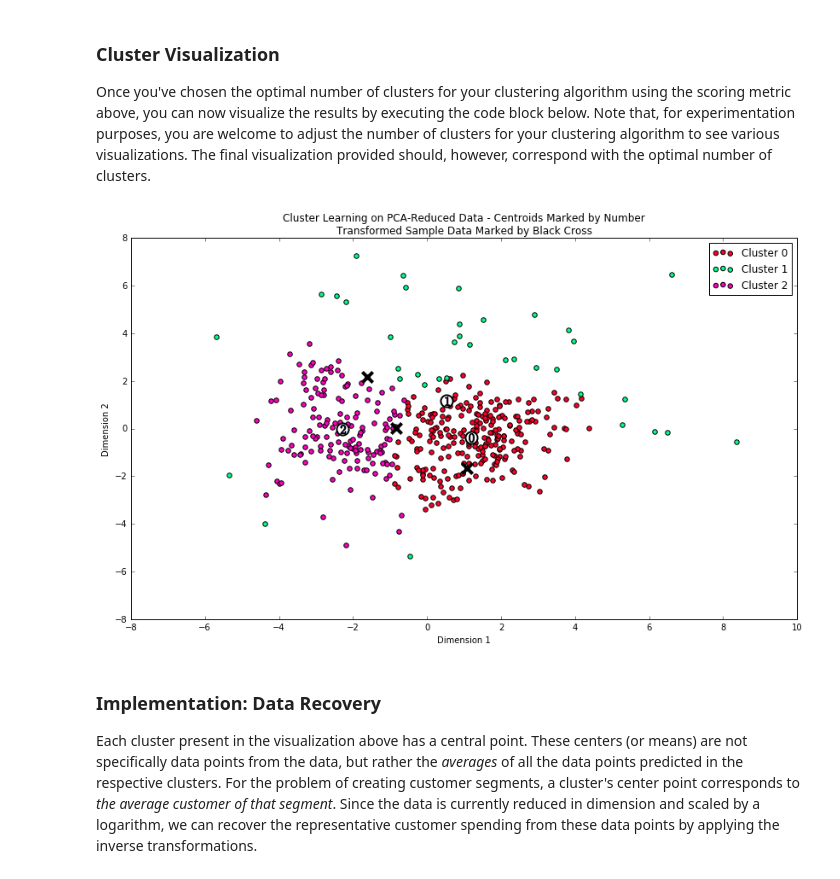
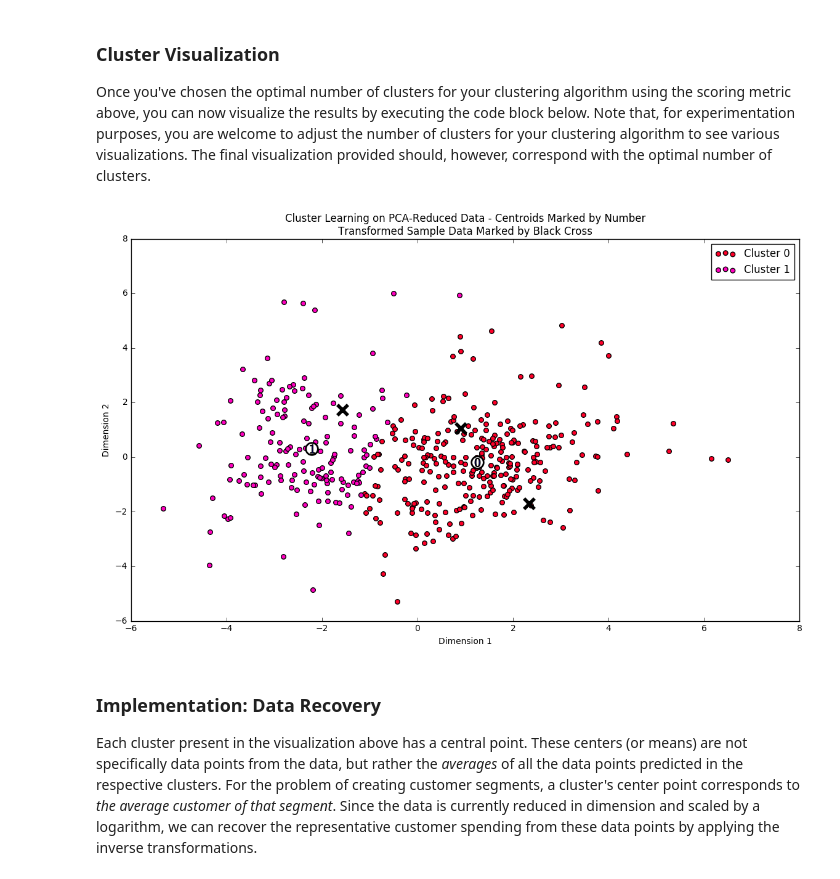
Before and after one commit to hello2all/machine-learning, a Jupyter notebook: projects/creating_customer_segments/customer_segments.ipynb, the cells around one changed output. Cells and saved outputs as stored; diff of their text form; code cells hidden in the pictures.

```diff
--- a/projects/creating_customer_segments/customer_segments.ipynb
+++ b/projects/creating_customer_segments/customer_segments.ipynb
@@ -368,19 +416,35 @@ In the code block below, you will need to implement the following:
 # %%
 # TODO: Apply your clustering algorithm of choice to the reduced data
 from sklearn.mixture import GaussianMixture
-clusterer = GaussianMixture(n_components=3).fit(reduced_data)
-
-# TODO: Predict the cluster for each data point
-preds = clusterer.predict(reduced_data)
-
-# TODO: Find the cluster centers
-centers = clusterer.means_
-
-# TODO: Predict the cluster for each transformed sample data point
-sample_preds = clusterer.predict(pca_samples)
-
 # TODO: Calculate the mean silhouette coefficient for the number of clusters chosen
 from sklearn.metrics import silhouette_score
-score = silhouette_score(reduced_data, preds)
-print score
+# Maximum score
+max_score = 0.0
+# Best no. of components
+best_no_comp = 2
+for no_comp in range(2,20):
+
+    clusterer = GaussianMixture(n_components=no_comp).fit(reduced_data)
+
+    # TODO: Predict the cluster for each data point
+    preds = clusterer.predict(reduced_data)
+
+    # TODO: Find the cluster centers
+    centers = clusterer.means_
+
+    # TODO: Predict the cluster for each transformed sample data point
+    sample_preds = clusterer.predict(pca_samples)
+
+
+    score = silhouette_score(reduced_data, preds)
+    if score > max_score:
+        max_score = score
+        best_no_comp = no_comp
+    print "Number of components: {}, sihouette score: {}".format(no_comp, score)
+
+print "Best number of components is {}, with a sihouette score of {}".format(best_no_comp, max_score)
+clusterer = GaussianMixture(n_components=best_no_comp).fit(reduced_data)
+preds = clusterer.predict(reduced_data)
+centers = clusterer.means_
+sample_preds = clusterer.predict(pca_samples)
 # %% [output]
@@ -415,9 +477,9 @@ print score
 Once you've chosen the optimal number of clusters for your clustering algorithm using the scoring metric above, you can now visualize the results by executing the code block below. Note that, for experimentation purposes, you are welcome to adjust the number of clusters for your clustering algorithm to see various visualizations. The final visualization provided should, however, correspond with the optimal number of clusters.
 # %%
 # Display the results of the clustering from implementation
-rs.cluster_results(reduced_data, preds, centers, pca_samples)
+vs.cluster_results(reduced_data, preds, centers, pca_samples)
 # %% [output]
-[figure, old version]
+[figure, new version]
 # %% [markdown]
 ### Implementation: Data Recovery
 Each cluster present in the visualization above has a central point. These centers (or means) are not specifically data points from the data, but rather the *averages* of all the data points predicted in the respective clusters. For the problem of creating customer segments, a cluster's center point corresponds to *the average customer of that segment*. Since the data is currently reduced in dimension and scaled by a logarithm, we can recover the representative customer spending from these data points by applying the inverse transformations.
```
Also changed, not shown: parts of 48 cells of this notebook, 2 other files.
